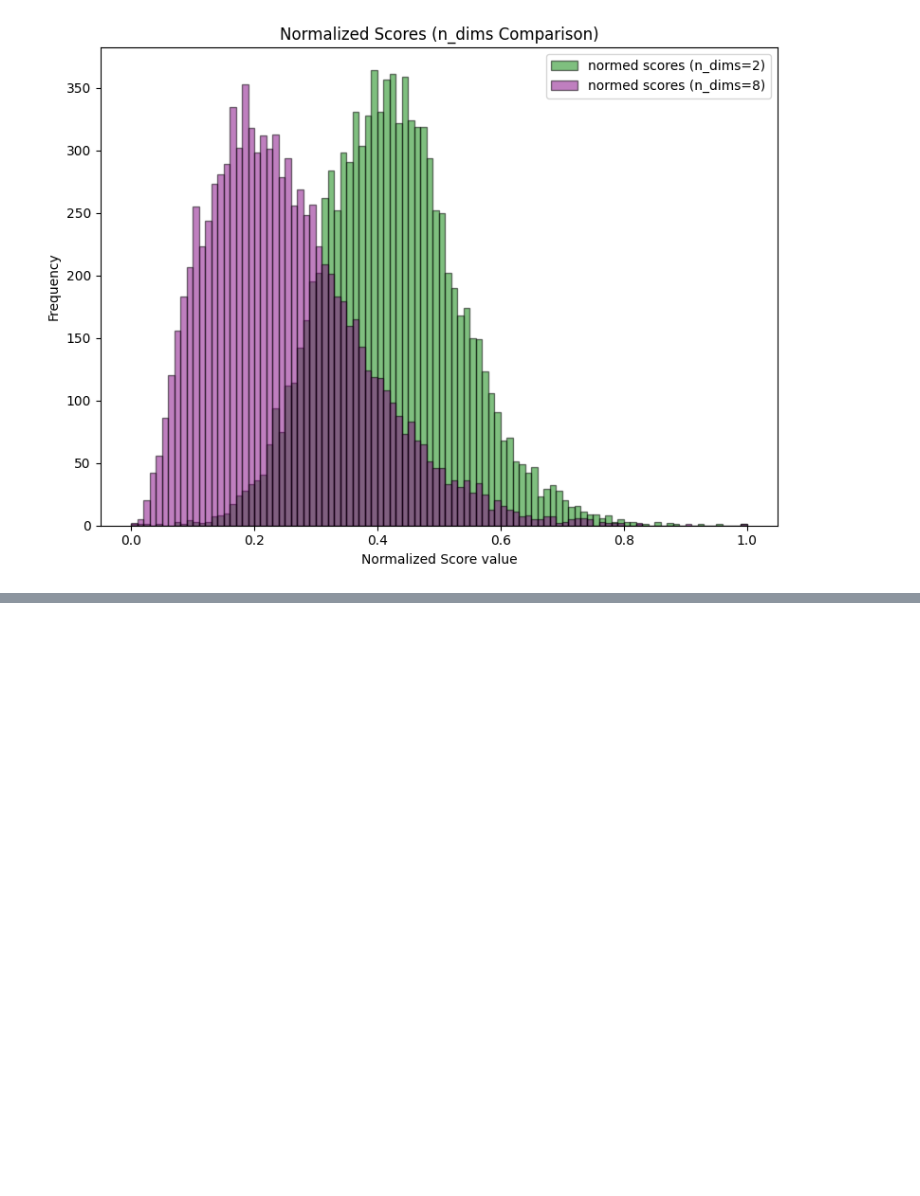
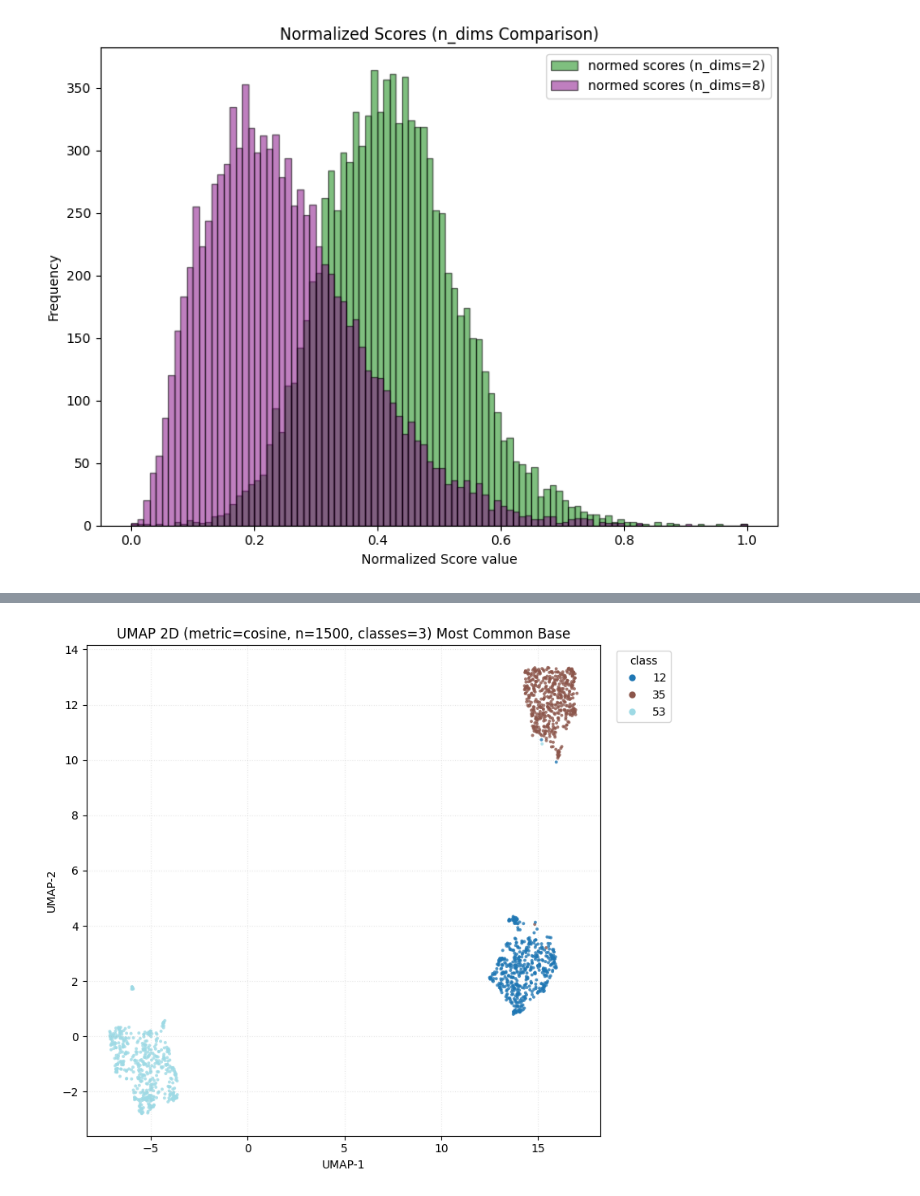
Before and after one commit to voxel51/zero-shot-coreset-selection, a Jupyter notebook: distance_metrics.ipynb, the cells around one changed output, grey strips where cells are left out. Saved outputs shown, nothing was run; the diff lists cells and outputs as text; code cells hidden in the pictures; blank space fills up the shorter version.

```diff
--- a/distance_metrics.ipynb
+++ b/distance_metrics.ipynb
@@ -265,0 +475,92 @@ print(np.min(scores_1000))
+# %%
+# Umap scatter
+
+import numpy as np
+import matplotlib.pyplot as plt
+import matplotlib.colors as mcolors
+import umap.umap_ as umap
+
+def umap_scatter(embeddings, labels, *, metric="cosine",
+                 n_neighbors=20, point_size=8, alpha=0.8, idxs_to_plot=None, name=""):
+
+    X = np.asarray(embeddings)
+
+    reducer = umap.UMAP(
+        n_components=2,
+        n_neighbors=n_neighbors,
+        #min_dist=min_dist,
+        metric=metric,
+        #random_state=random_state,
+    )
+    X2 = reducer.fit_transform(X)  # (n, 2)
+
+    if idxs_to_plot is not None:
+        X2 = X2[idxs_to_plot]
+        labels = labels[idxs_to_plot]
+
+    y = np.asarray(labels)
+    classes = np.unique(y)
+    class_to_idx = {c: i for i, c in enumerate(classes)}
+    y_idx = np.vectorize(class_to_idx.get)(y)
+
+    cmap = plt.cm.get_cmap("tab20", len(classes))
+    norm = mcolors.Normalize(vmin=0, vmax=max(len(classes) - 1, 1))
+
+    plt.figure(figsize=(8, 7))
+    plt.scatter(X2[:, 0], X2[:, 1], c=y_idx, cmap=cmap, norm=norm, s=point_size, alpha=alpha, linewidths=0)
+    plt.title(f"UMAP 2D (metric={metric}, n={len(X2)}, classes={len(classes)}) {name}")
+    plt.xlabel("UMAP-1")
+    plt.ylabel("UMAP-2")
+    plt.grid(True, linestyle=":", alpha=0.3)
+
+    if len(classes) <= 20:
+        handles = [
+            plt.Line2D([0], [0], marker="o", linestyle="", markersize=6,
+                       markerfacecolor=cmap(norm(i)), markeredgecolor="none", label=str(c))
+            for c, i in class_to_idx.items()
+        ]
+        plt.legend(handles=handles, title="class", bbox_to_anchor=(1.02, 1), loc="upper left")
+    else:
+
+        cbar = plt.colorbar(fraction=0.046, pad=0.04)
+        cbar.set_label("class index (mapped)")
+
+    plt.tight_layout()
+    plt.show()
+
+    return X2, reducer
+
+# Example:
+#X2, reducer = umap_scatter(embeddings_least_common_base, labels_least_common_base, name="Least Common Base")
+X2, reducer = umap_scatter(embeddings_most_common_base, labels_most_common_base, name="Most Common Base")
+#X2, reducer = umap_scatter(embeddings_base, labels_base, name="Base")
+embs = np.concatenate([embeddings_least_common_base, embeddings_most_common_base], axis=0)
+labels = np.concatenate([labels_least_common_base, labels_most_common_base], axis=0)
+X2, reducer = umap_scatter(embs, labels, name="Combined least and most common Base")
+
+
+
+#X2, reducer = umap_scatter(embeddings_least_common_coreset, labels_least_common_coreset, name="Least Common Coreset")
+X2, reducer = umap_scatter(embeddings_most_common_coreset, labels_most_common_coreset, name="Most Common Coreset")
+embeddings_coreset = embeddings_base[indices_coreset]
+labels_coreset = labels_base[indices_coreset]
+X2, reducer = umap_scatter(embeddings_coreset, labels_coreset, name="Coreset")
+
+
+# take 10 random classes from least commmon base and 10 random classes from most common base, plot only those
+
+n_plot_classes = 20
+n_half = n_plot_classes // 2
+
+least_common_labels_to_plot, most_common_labels_to_plot = _label_statistics(labels_base, "base", n=n_half)
+classes_to_plot = np.concatenate([least_common_labels_to_plot, most_common_labels_to_plot])
+idxs_to_plot = np.isin(labels_base, classes_to_plot)
+_, _ = umap_scatter(embeddings_base, labels_base, name="Imbalanced baseset, plot 20 classes only", idxs_to_plot=idxs_to_plot)
+
+
+embeddings_full = np.load("./data/clip_embeddings_cifar100_train_full.npy")
+labels_full = np.load("./data/labels_cifar100_train_full.npy")
+idxs_to_plot = np.isin(labels_full, classes_to_plot)
+_, _ = umap_scatter(embeddings_full, labels_full, name="Full train set, plot 20 classes only", idxs_to_plot=idxs_to_plot)
+# %% [output]
+[figure, added]
```
Also changed, not shown: parts of 22 cells of this notebook, 24 other files.
